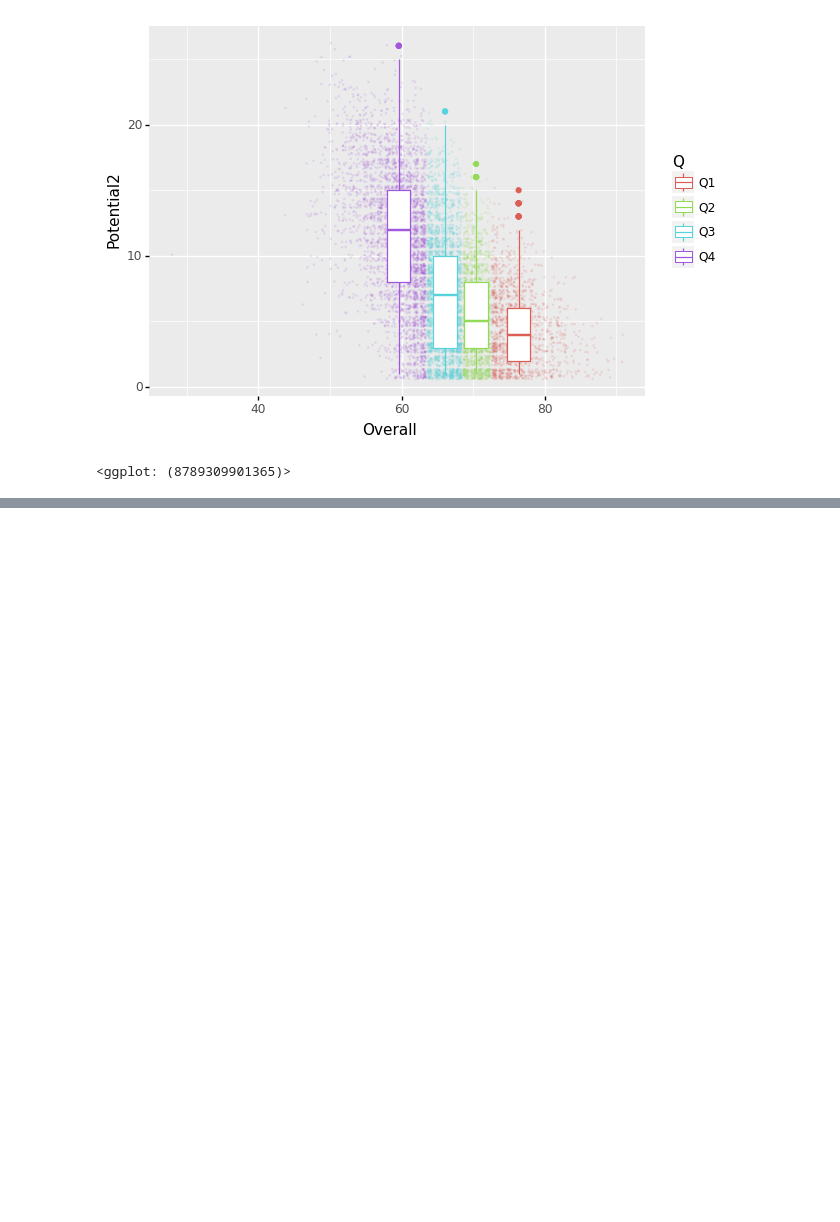
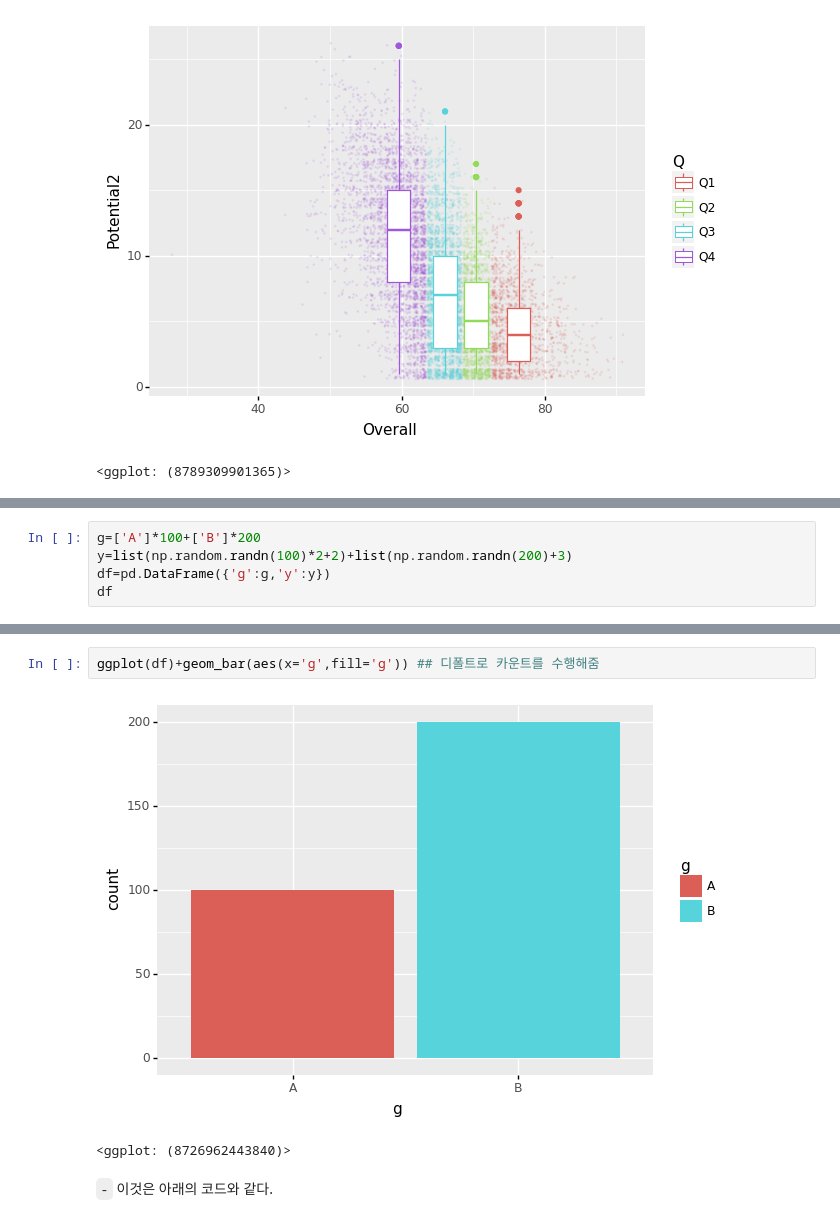
Before and after one commit to guebin/DV2022_backup, a Jupyter notebook: _notebooks/draft.ipynb, the cells around one changed output, grey strips where cells are left out. Cells and saved outputs as stored; diff of their text form; blank space fills up the shorter version.

```diff
--- a/_notebooks/draft.ipynb
+++ b/_notebooks/draft.ipynb
@@ -325,0 +1524,5 @@ ax.plot(theta,r)
+# %%
+g=['A']*100+['B']*200
+y=list(np.random.randn(100)*2+2)+list(np.random.randn(200)+3)
+df=pd.DataFrame({'g':g,'y':y})
+df
@@ -325,0 +1543,7 @@ ax.plot(theta,r)
+# %%
+ggplot(df)+geom_bar(aes(x='g',fill='g')) ## 디폴트로 카운트를 수행해줌
+# %% [output]
+[figure, added]
+<ggplot: (8726962443840)>
+# %% [markdown]
+`-` 이것은 아래의 코드와 같다.
```
Also changed, not shown: parts of 291 cells of this notebook, 2 other files.
